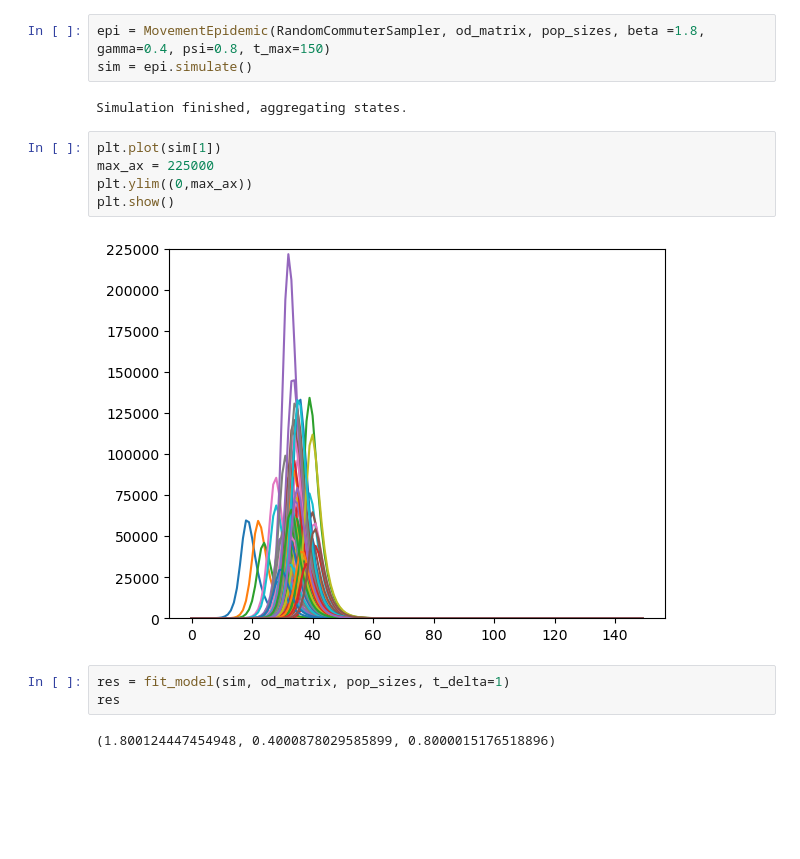
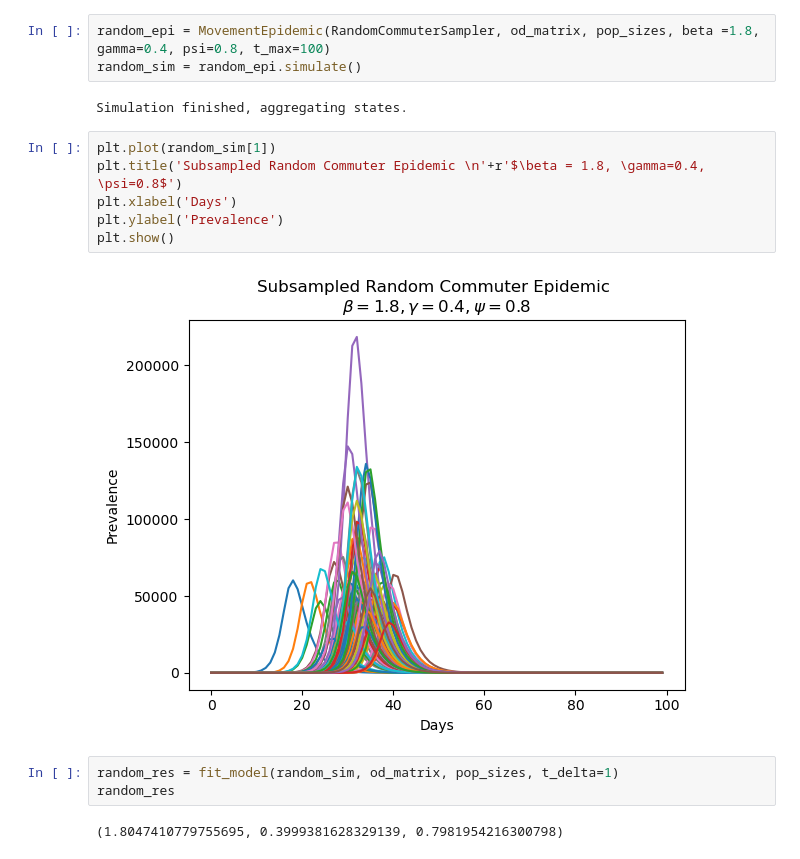
Before and after one commit to joel-winterton/CommutersAndEpidemics, a Jupyter notebook: movement_sampling/movement_samplers_analysis.ipynb, the cells around one changed output. Saved outputs shown, nothing was run; the diff lists cells and outputs as text; blank space fills up the shorter version.

Commit message:
feat: initial epidemic sampler comparison

```diff
--- a/movement_sampling/movement_samplers_analysis.ipynb
+++ b/movement_sampling/movement_samplers_analysis.ipynb
@@ -21,17 +23,18 @@ pop_sizes = get_population_sizes(DATASET)
 # %%
-epi = MovementEpidemic(RandomCommuterSampler, od_matrix, pop_sizes, beta =1.8, gamma=0.4, psi=0.8, t_max=150)
-sim = epi.simulate()
+random_epi = MovementEpidemic(RandomCommuterSampler, od_matrix, pop_sizes, beta =1.8, gamma=0.4, psi=0.8, t_max=100)
+random_sim = random_epi.simulate()
 # %% [output]
 Simulation finished, aggregating states.
 # %%
-plt.plot(sim[1])
-max_ax = 225000
-plt.ylim((0,max_ax))
+plt.plot(random_sim[1])
+plt.title('Subsampled Random Commuter Epidemic \n'+r'$\beta = 1.8, \gamma=0.4, \psi=0.8$')
+plt.xlabel('Days')
+plt.ylabel('Prevalence')
 plt.show()
 # %% [output]
-[figure, old version]
+[figure, new version]
 # %%
-res = fit_model(sim, od_matrix, pop_sizes, t_delta=1)
-res
+random_res = fit_model(random_sim, od_matrix, pop_sizes, t_delta=1)
+random_res
 # %% [output]
-(1.800124447454948, 0.4000878029585899, 0.8000015176518896)
+(1.8047410779755695, 0.3999381628329139, 0.7981954216300798)
```
Also changed, not shown: parts of 7 cells of this notebook, 3 other files.
